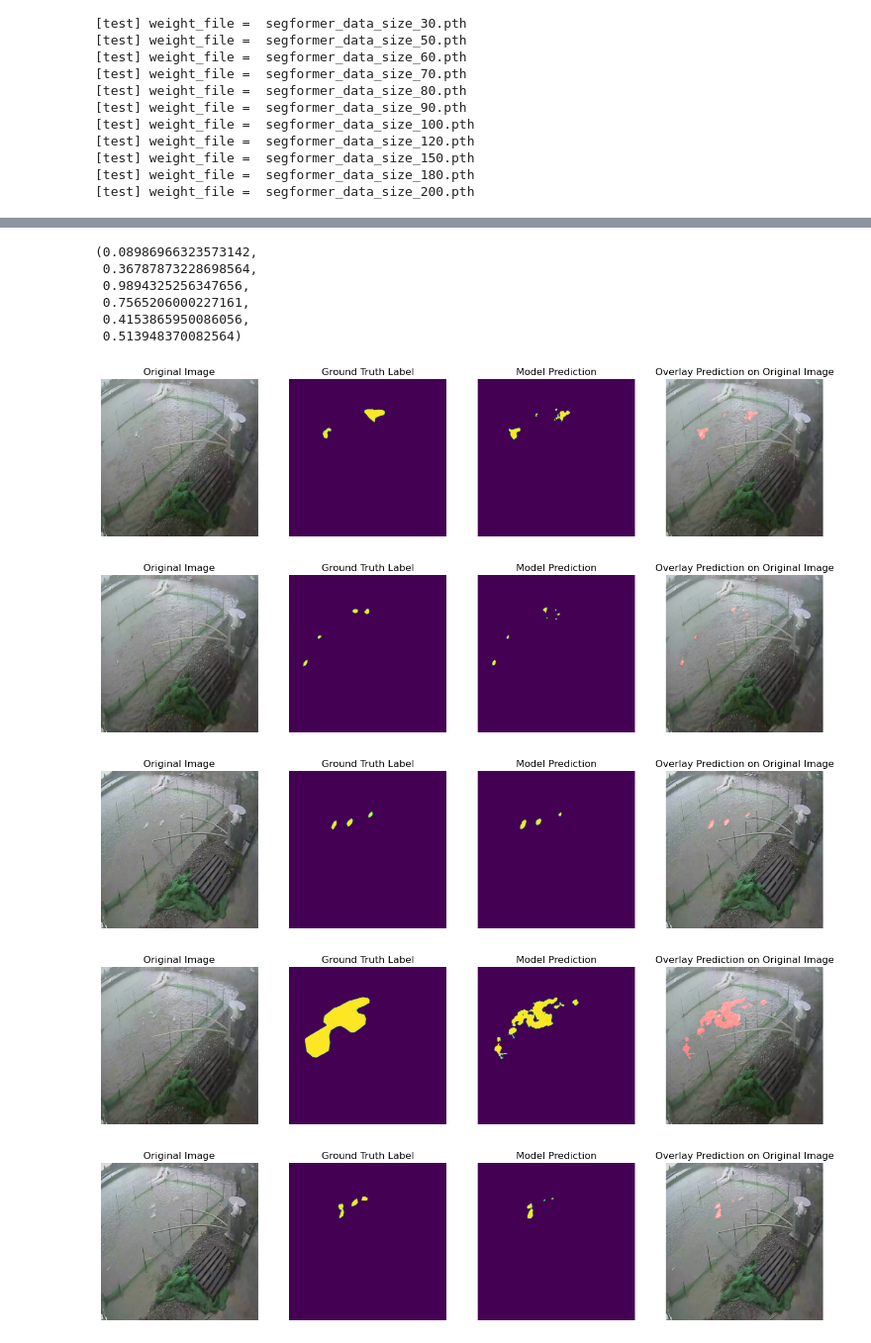
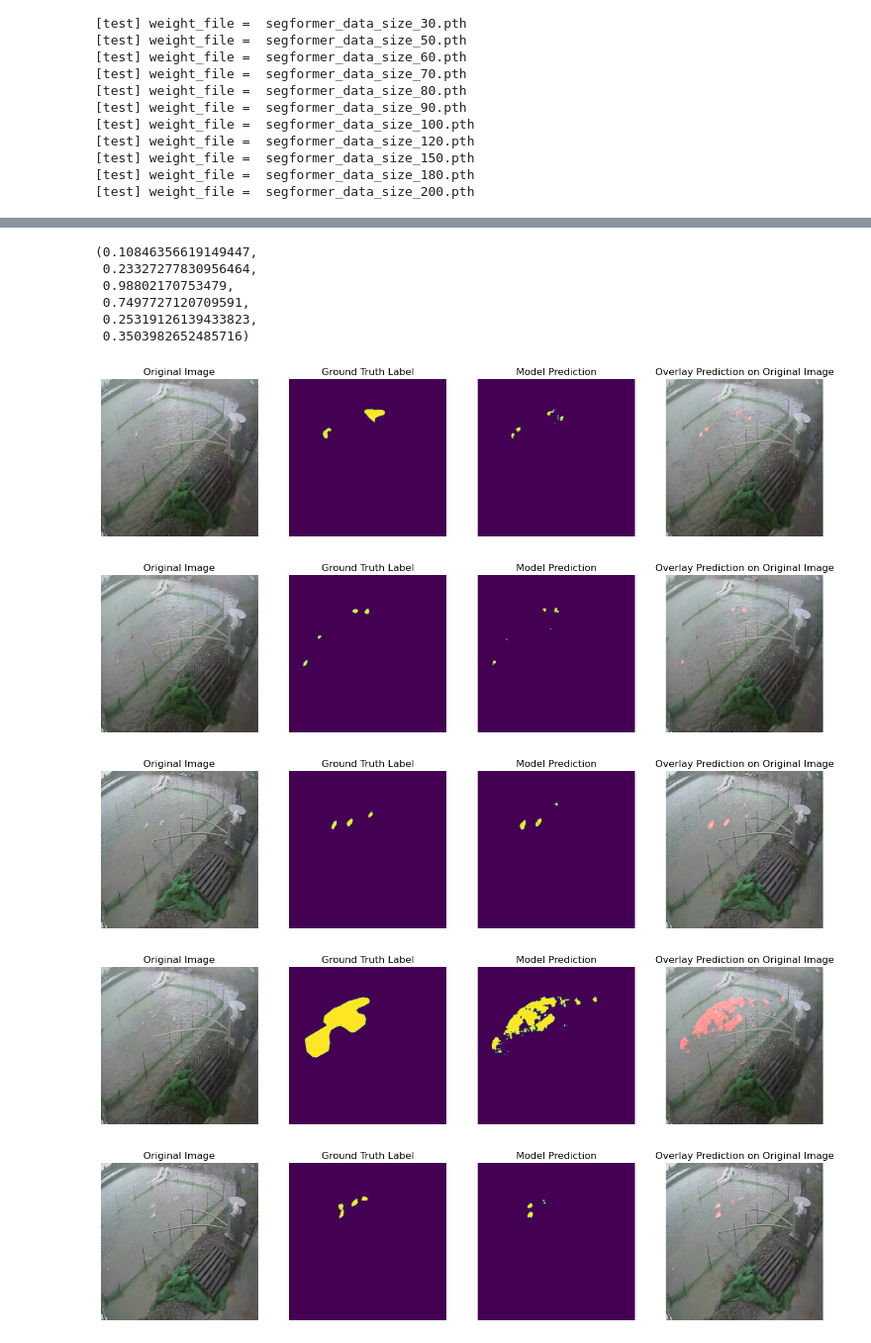
Before and after one commit to Eat-Apple-Again/RipplesDetection, a Jupyter notebook: KD_segformer_0409_num2.ipynb, the cells around one changed output, grey strips where cells are left out. Shown at 99% size. Drawn from its saved outputs; the diff is of its cells as text; code cells hidden in the pictures.

```diff
--- a/KD_segformer_0409_num2.ipynb
+++ b/KD_segformer_0409_num2.ipynb
@@ -340,7 +340,7 @@ for train_size in train_sizes:
         train_loader = DataLoader(train_subset, batch_size=1, shuffle=False)
         val_loader = DataLoader(val_subset, batch_size=1, shuffle=False)
         # train
-        teacher_ratio = 0
+        teacher_ratio = 0.3
         temperature = 5
         lc = train(model_segformer, model_sam, processor_sam, train_loader, val_loader, train_size, True, teacher_ratio, temperature)
 
@@ -559,7 +559,7 @@ for key in metrics_keys:
 # %%
 def test_model_and_visualize_9(model, test_loader, num_visualizations=5):
     device = torch.device("cuda" if torch.cuda.is_available() else "cpu")
-    model.load_state_dict(torch.load('weights_KD_segformer_0409test_0\segformer_data_size_200.pth'))
+    model.load_state_dict(torch.load('weights_KD_segformer_0409test_30\segformer_data_size_200.pth'))
     model.to(device)
     model.eval()
 
@@ -592,39 +592,39 @@ def test_model_and_visualize_9(model, test_loader, num_visualizations=5):
             iou_scores.append(jaccard_score(true_flat, pred_flat, average='binary', zero_division=0))
             accuracies.append(accuracy_score(true_flat, pred_flat))
             precisions.append(precision_score(true_flat, pred_flat, average='binary', zero_division=0))
             recalls.append(recall_score(true_flat, pred_flat, average='binary', zero_division=0))
             f1_scores.append(f1_score(true_flat, pred_flat, average='binary', zero_division=0))
 
 
             if idx < num_visualizations:
                 # Visualize results
                 showSegmentationResult(model, [(image, mask)], num_images=1)
 
     avg_loss = total_loss / len(test_loader)
     avg_iou = np.mean(iou_scores)
     avg_accuracy = np.mean(accuracies)
     avg_precision = np.mean(precisions)
     avg_recall = np.mean(recalls)
     avg_f1 = np.mean(f1_scores)
 
 
     return avg_loss, avg_iou, avg_accuracy, avg_precision, avg_recall, avg_f1
 
 test_model_and_visualize_9(model_segformer, test_loader, 5)
 # %% [output]
 Clipping input data to the valid range for imshow with RGB data ([0..1] for floats or [0..255] for integers).
 Clipping input data to the valid range for imshow with RGB data ([0..1] for floats or [0..255] for integers).
 Clipping input data to the valid range for imshow with RGB data ([0..1] for floats or [0..255] for integers).
 Clipping input data to the valid range for imshow with RGB data ([0..1] for floats or [0..255] for integers).
 Clipping input data to the valid range for imshow with RGB data ([0..1] for floats or [0..255] for integers).
-(0.08986966323573142,
- 0.36787873228698564,
- 0.9894325256347656,
- 0.7565206000227161,
- 0.4153865950086056,
- 0.513948370082564)
+(0.10846356619149447,
+ 0.23327277830956464,
+ 0.98802170753479,
+ 0.7497727120709591,
+ 0.25319126139433823,
+ 0.3503982652485716)
-[figure, old version]
+[figure, new version]
 [figure]
 [figure]
-[figure, old version]
+[figure, new version]
 [figure]
```
Also changed, not shown: parts of 4 cells of this notebook.
